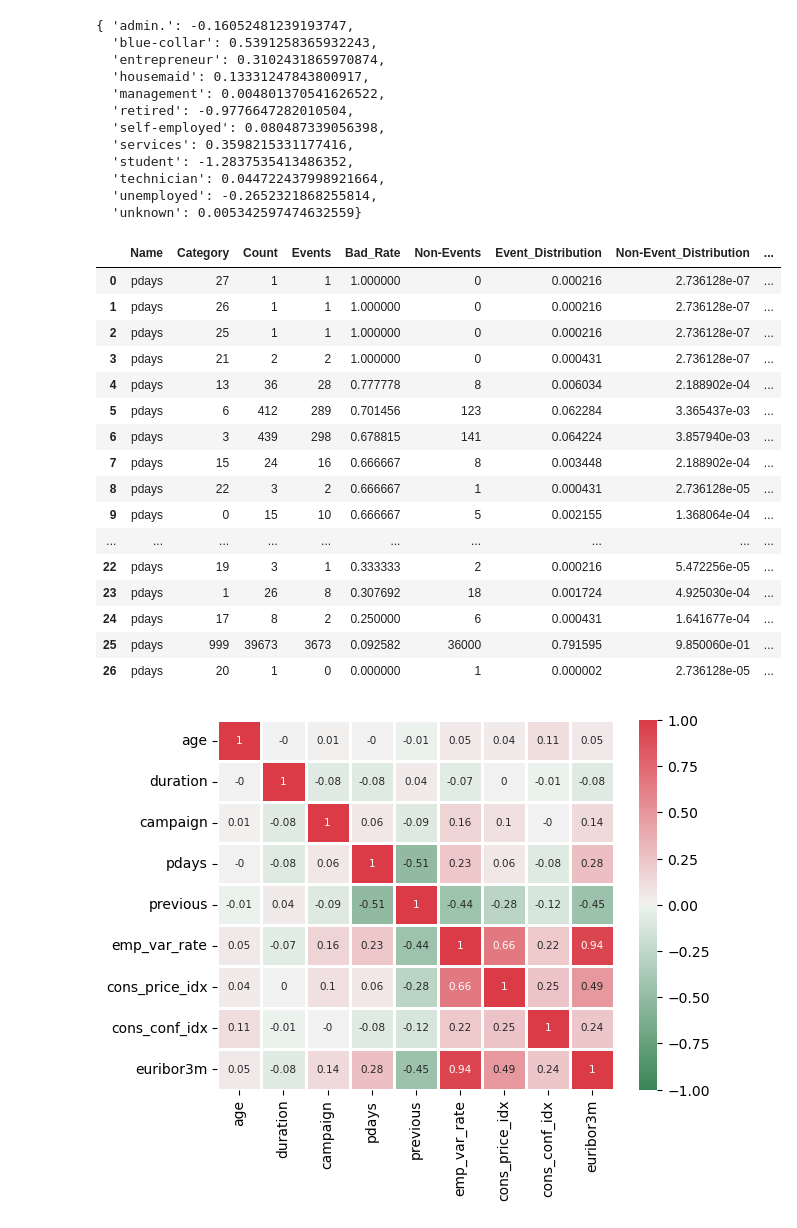
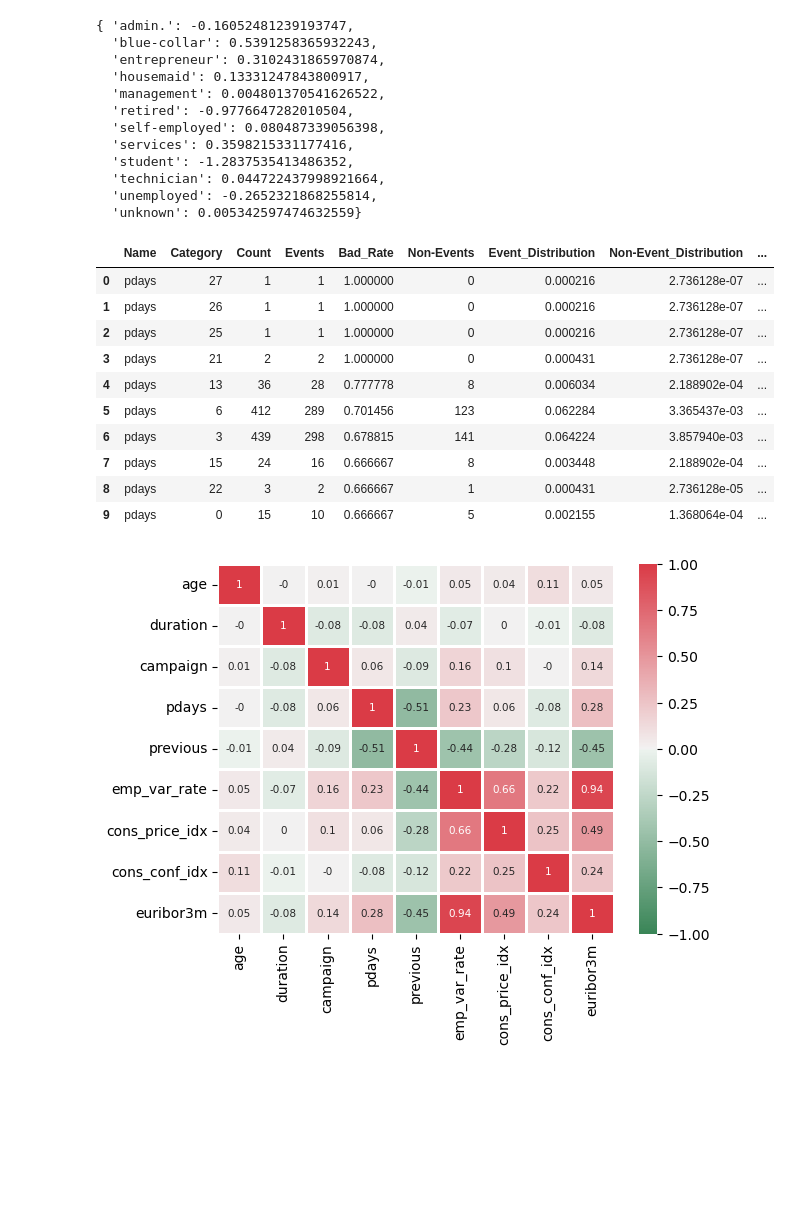
Before and after one commit to kriss024/Python, a Jupyter notebook: Scoring Tools Example.ipynb, the cells around one changed output. Drawn from its saved outputs; the diff is of its cells as text; code cells hidden in the pictures; blank space fills up the shorter version.

```diff
--- a/Scoring Tools Example.ipynb
+++ b/Scoring Tools Example.ipynb
@@ -64,23 +64,17 @@ pp.pprint(woe_dict)
   'unknown': 0.005342597474632559}
 # %%
 df_woe = calculate_woe(data, "pdays", target)
-display(df_woe)
+display(df_woe.head(10))
 # %% [output]
 |  | Name | Category | Count | Events | Bad_Rate | Non-Events | Event_Distribution | Non-Event_Distribution | ... |
 | 0 | pdays | 27 | 1 | 1 | 1.000000 | 0 | 0.000216 | 2.736128e-07 | ... |
 | 1 | pdays | 26 | 1 | 1 | 1.000000 | 0 | 0.000216 | 2.736128e-07 | ... |
 | 2 | pdays | 25 | 1 | 1 | 1.000000 | 0 | 0.000216 | 2.736128e-07 | ... |
 | 3 | pdays | 21 | 2 | 2 | 1.000000 | 0 | 0.000431 | 2.736128e-07 | ... |
 | 4 | pdays | 13 | 36 | 28 | 0.777778 | 8 | 0.006034 | 2.188902e-04 | ... |
 | 5 | pdays | 6 | 412 | 289 | 0.701456 | 123 | 0.062284 | 3.365437e-03 | ... |
 | 6 | pdays | 3 | 439 | 298 | 0.678815 | 141 | 0.064224 | 3.857940e-03 | ... |
 | 7 | pdays | 15 | 24 | 16 | 0.666667 | 8 | 0.003448 | 2.188902e-04 | ... |
 | 8 | pdays | 22 | 3 | 2 | 0.666667 | 1 | 0.000431 | 2.736128e-05 | ... |
 | 9 | pdays | 0 | 15 | 10 | 0.666667 | 5 | 0.002155 | 1.368064e-04 | ... |
-| ... | ... | ... | ... | ... | ... | ... | ... | ... | ... |
-| 22 | pdays | 19 | 3 | 1 | 0.333333 | 2 | 0.000216 | 5.472256e-05 | ... |
-| 23 | pdays | 1 | 26 | 8 | 0.307692 | 18 | 0.001724 | 4.925030e-04 | ... |
-| 24 | pdays | 17 | 8 | 2 | 0.250000 | 6 | 0.000431 | 1.641677e-04 | ... |
-| 25 | pdays | 999 | 39673 | 3673 | 0.092582 | 36000 | 0.791595 | 9.850060e-01 | ... |
-| 26 | pdays | 20 | 1 | 0 | 0.000000 | 1 | 0.000002 | 2.736128e-05 | ... |
 # %%
```
Also changed, not shown: parts of 2 cells of this notebook.
